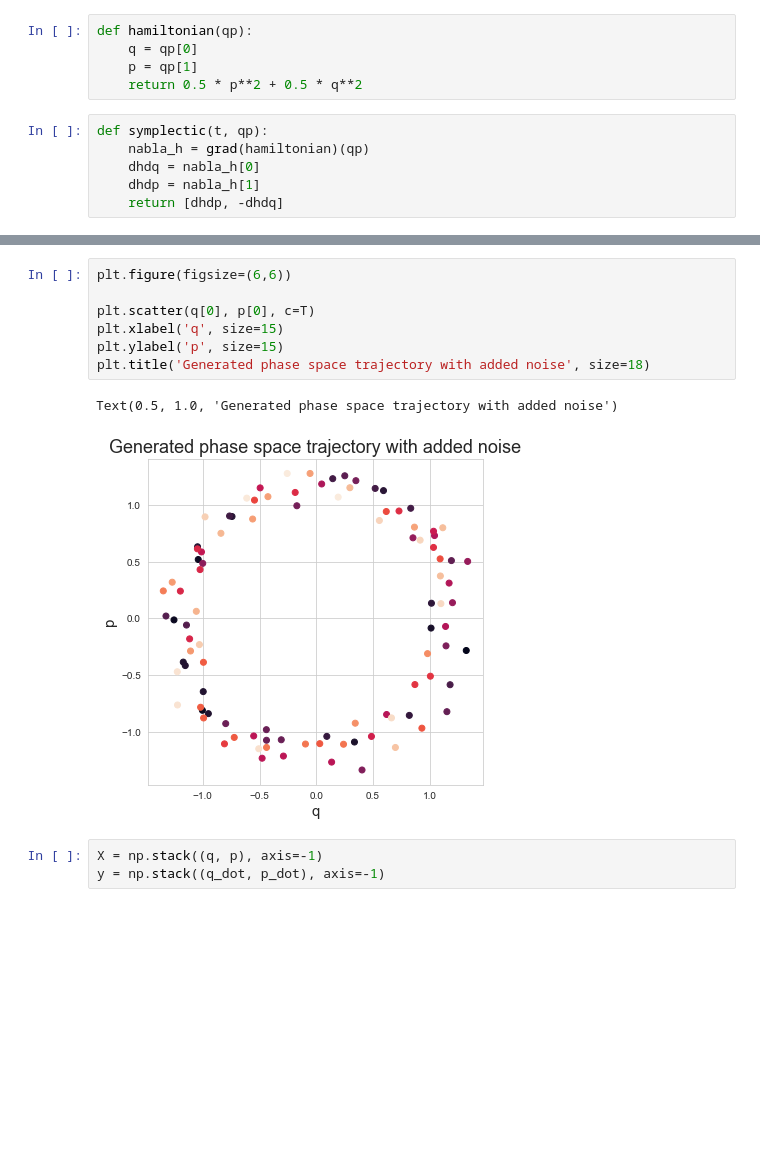
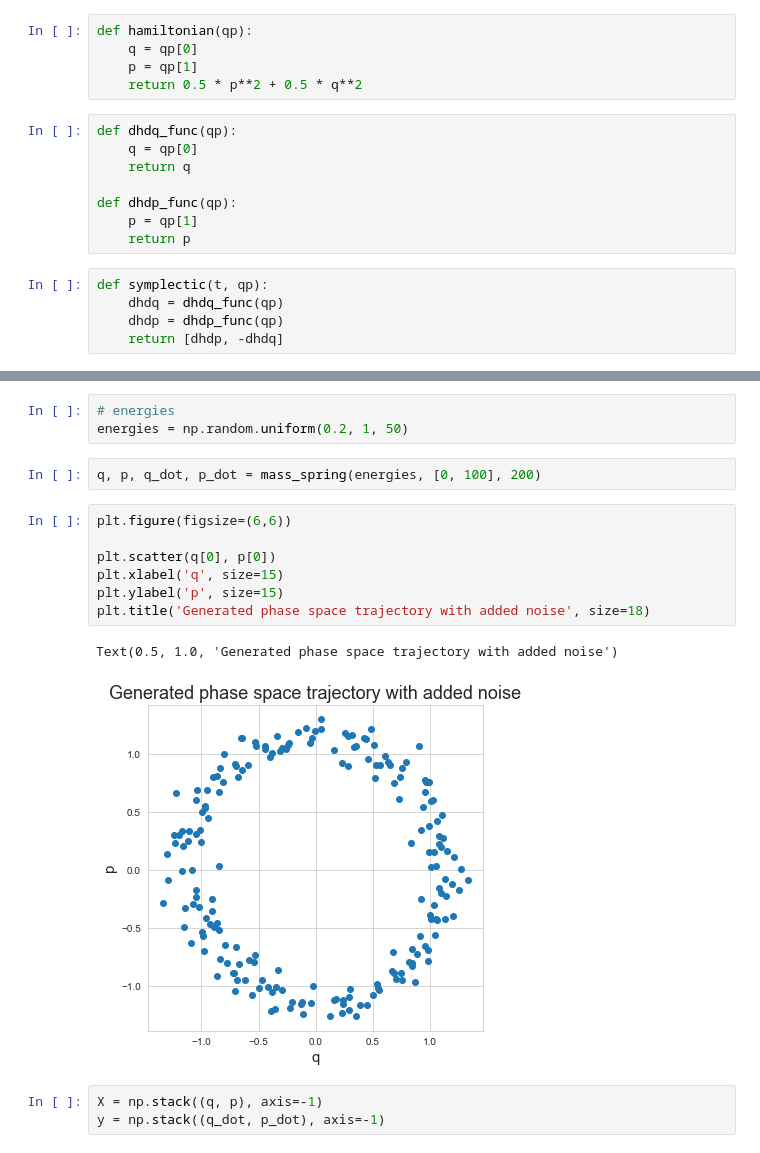
Before and after one commit to szmate00/elte_advanced_ml_lab, a Jupyter notebook: Project/mass_spring.ipynb, the cells around one changed output, grey strips where cells are left out. Saved outputs shown, nothing was run; the diff lists cells and outputs as text; blank space fills up the shorter version.

Commit message:
Finished mass spring system

```diff
--- a/Project/mass_spring.ipynb
+++ b/Project/mass_spring.ipynb
@@ -30,10 +14,17 @@ def hamiltonian(qp):
     q = qp[0]
     p = qp[1]
     return 0.5 * p**2 + 0.5 * q**2
+# %%
+def dhdq_func(qp):
+    q = qp[0]
+    return q
+
+def dhdp_func(qp):
+    p = qp[1]
+    return p
 # %%
 def symplectic(t, qp):
-    nabla_h = grad(hamiltonian)(qp)
-    dhdq = nabla_h[0]
-    dhdp = nabla_h[1]
+    dhdq = dhdq_func(qp)
+    dhdp = dhdp_func(qp)
     return [dhdp, -dhdq]
 # %%
@@ -65,13 +67,18 @@ p_dot = np.array(p_dot)
+# %%
+# energies
+energies = np.random.uniform(0.2, 1, 50)
+# %%
+q, p, q_dot, p_dot = mass_spring(energies, [0, 100], 200)
 # %%
 plt.figure(figsize=(6,6))
 
-plt.scatter(q[0], p[0], c=T)
+plt.scatter(q[0], p[0])
 plt.xlabel('q', size=15)
 plt.ylabel('p', size=15)
 plt.title('Generated phase space trajectory with added noise', size=18)
 # %% [output]
 Text(0.5, 1.0, 'Generated phase space trajectory with added noise')
-[figure, old version]
+[figure, new version]
 # %%
 X = np.stack((q, p), axis=-1)
 y = np.stack((q_dot, p_dot), axis=-1)
```
Also changed, not shown: parts of 24 cells of this notebook, 4 other files.
